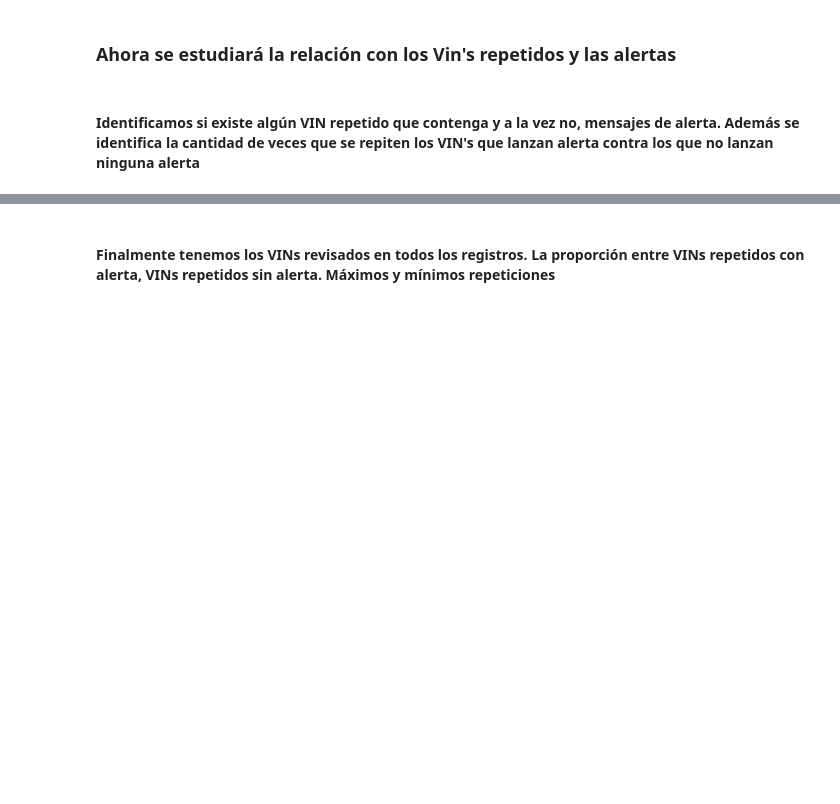
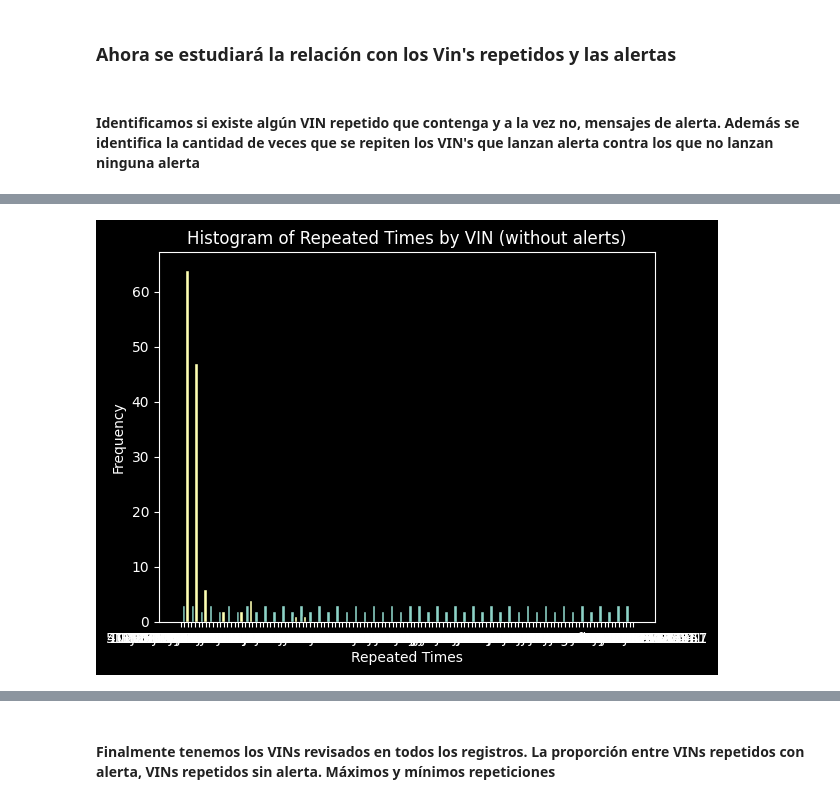
Before and after one commit to BranCF/microservices_consults, a Jupyter notebook: script1.ipynb, the cells around one changed output, grey strips where cells are left out. Saved outputs shown, nothing was run; the diff lists cells and outputs as text; code cells hidden in the pictures; blank space fills up the shorter version.

```diff
--- a/script1.ipynb
+++ b/script1.ipynb
@@ -183 +241,9 @@ print('VINs repetidos que no lanzan alerta: ', goodVins, '\nVINs repetidos que s
+# %%
+def diagnoseVins(df):
+    goodVinsFrame = pd.DataFrame(getIncorrectVinInformation(df)['goodVinsList'], columns = ['VIN', 'repeatedTimes'])
+    goodRepeatedRecords = goodVinsFrame.sum()['repeatedTimes']
+    badVinsFrame = pd.DataFrame(getIncorrectVinInformation(df)['badVinsList'], columns = ['VIN', 'repeatedTimes'])
+    badRepeatedRecords = badVinsFrame.sum()['repeatedTimes']
+
+    return {'goodVinsFrame': goodVinsFrame, 'badVinsFrame': badVinsFrame, 'goodRepeatedRecords': goodRepeatedRecords, 'badRepeatedRecords': badRepeatedRecords}
 # %%
@@ -187,7 +261,9 @@ goodVinsFrame.describe()
 # %%
-plt.hist(goodVinsFrame['repeatedTimes'], bins = 50, edgecolor = 'black')
+plt.hist(diagnoseVins(df)['goodVinsFrame'], bins = 50, edgecolor = 'black')
 plt.xlabel('Repeated Times')
 plt.ylabel('Frequency')
 plt.title('Histogram of Repeated Times by VIN (without alerts)')
 plt.show()
+# %% [output]
+[figure, added]
 # %%
```
Also changed, not shown: parts of 28 cells of this notebook, 2 other files.
